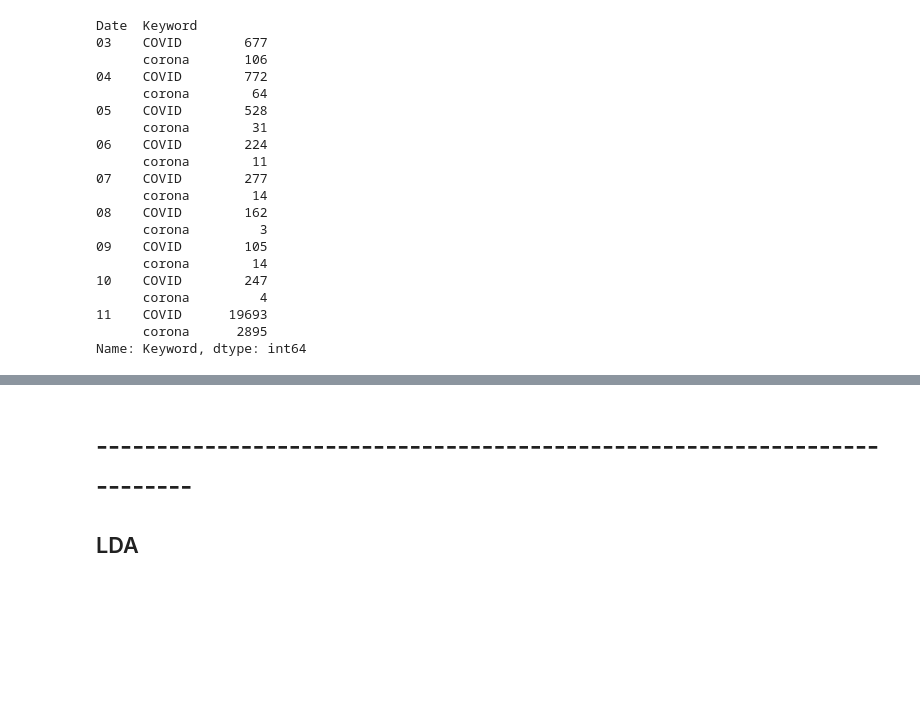
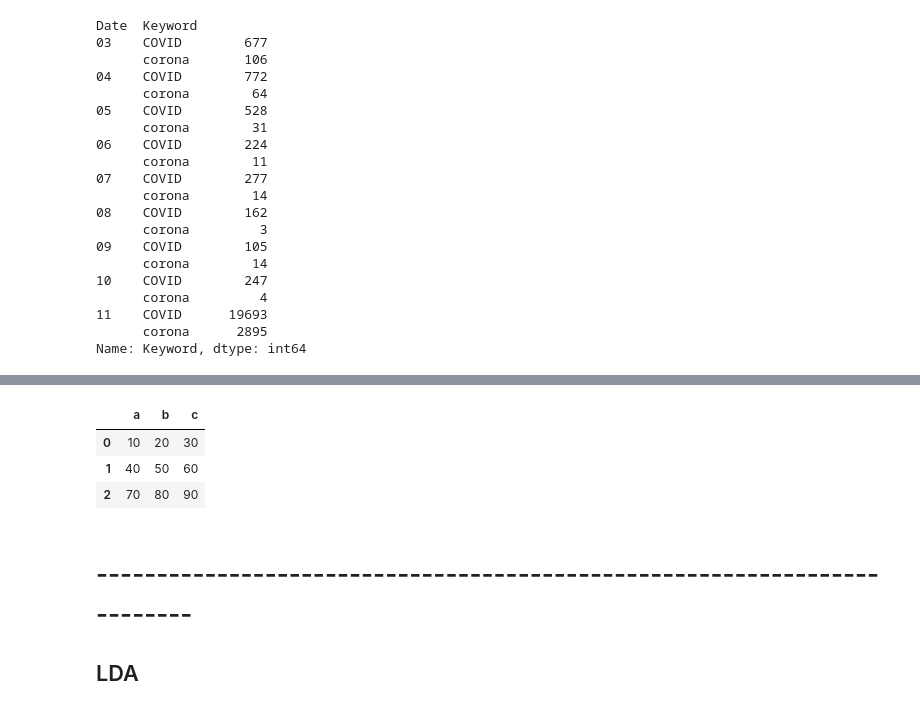
Before and after one commit to AndrewEdward37/67364_Final_Project, a Jupyter notebook: analysis.ipynb, the cells around one changed output, grey strips where cells are left out. Saved outputs shown, nothing was run; the diff lists cells and outputs as text; code cells hidden in the pictures; blank space fills up the shorter version.

```diff
--- a/analysis.ipynb
+++ b/analysis.ipynb
@@ -509,3 +522,13 @@ df
+# %%
+data = [[10, 20, 30], [40, 50, 60], [70, 80, 90]]
+
+df = pd.DataFrame(data, index=[0, 1, 2], columns=['a', 'b', 'c'])
+df
+# %% [output]
+|  | a | b | c |
+| 0 | 10 | 20 | 30 |
+| 1 | 40 | 50 | 60 |
+| 2 | 70 | 80 | 90 |
 # %%
 # genres_bar = px.bar(by_keyword,
 #                     x = 'Date',
```
Also changed, not shown: parts of 9 cells of this notebook.
